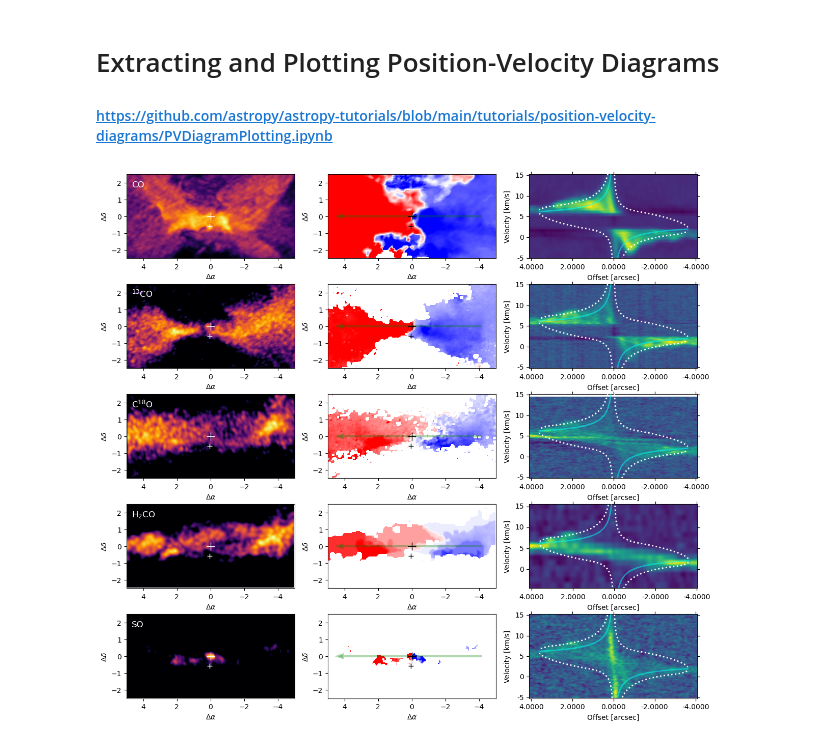
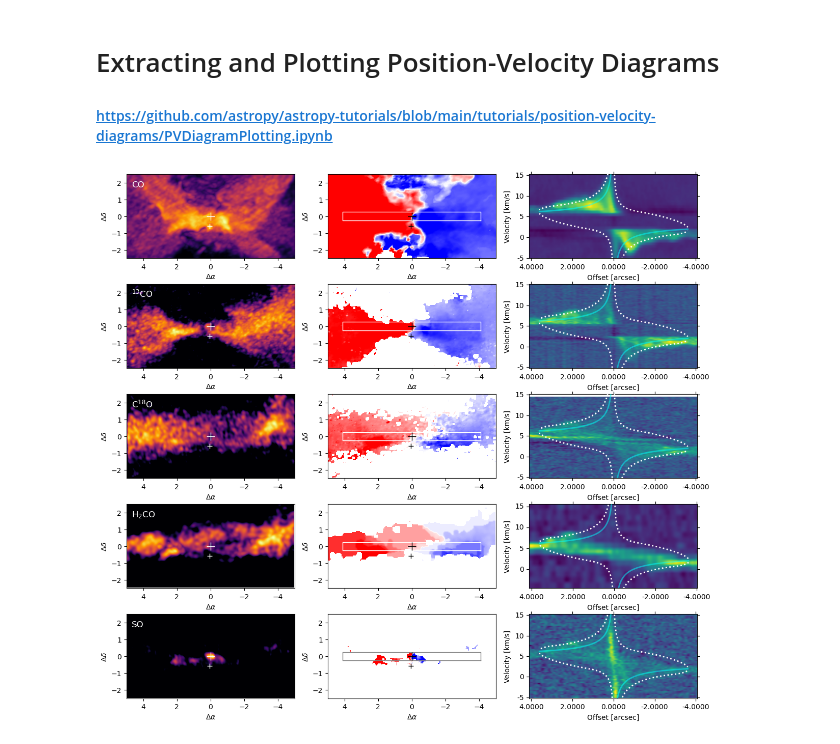
Before and after one commit to interstellarmedium/OphIRS43, a Jupyter notebook: moments_pv.ipynb, the cells around one changed output. Saved outputs shown, nothing was run; the diff lists cells and outputs as text; code cells hidden in the pictures.

```diff
--- a/moments_pv.ipynb
+++ b/moments_pv.ipynb
@@ -145,7 +145,16 @@ for i in range(5):
     # 2nd column for moment1 map
     ax1 = fig.add_subplot(gs[i, 1])
     mom1 = ax1.imshow(masked_moment1.value, origin='lower', vmin=0.0, vmax=6.0, extent=extent, cmap='bwr', interpolation='bicubic')
-    ax1.arrow(path_dra[0], path_ddec[0], path_dra[1]-path_dra[0], path_ddec[1]-path_ddec[0], head_width=0.2, color='green', lw=3, alpha=0.3)
+    #ax1.arrow(path_dra[0], path_ddec[0], path_dra[1]-path_dra[0], path_ddec[1]-path_ddec[0], head_width=0.2, color='green', lw=3, alpha=0.3)
+    pv_box_x = [path_dra[0], path_dra[0], path_dra[1], path_dra[1], path_dra[0]]
+    y0 = path_ddec[0]
+    dy = width / 2
+    pv_box_y = [y0-dy, y0+dy, y0+dy, y0-dy, y0-dy]
+    if obs['line'][i] == 'so':
+        col = 'gray'
+    else:
+        col = 'white'
+    ax1.plot(pv_box_x, pv_box_y, color=col, lw=1, alpha=1)
 
     for ax in [ax0, ax1]:
         if large_scale:
@@ -197,33 +206,33 @@ for i in range(5):
     #ax2.grid()
 
     # pure Keplerian
     Vsys = 4.1
     dist = 137.3
     R, VKep = Kepler(2.5, 1, 500)
     xpix, ypix = cutout.wcs.world_to_pixel_values(R/dist/3600, (Vsys+VKep)*1000)
     ax2.plot(xpix, ypix, color='cyan', ls='-', lw=2, alpha=0.5)
     xpix, ypix = cutout.wcs.world_to_pixel_values(-R/dist/3600, (Vsys-VKep)*1000)
     ax2.plot(xpix, ypix, color='cyan', ls='-', lw=2, alpha=0.5)
 
     # Cesaroni infall + rotation fit
     R, Vbound_min, Vbound_max = bound_velocities(2.5, 1, 500)
     xpix, ypix = cutout.wcs.world_to_pixel_values(R/dist/3600, (Vsys+Vbound_min)*1000)
     ax2.plot(xpix, ypix, color='white', ls=':', lw=2, alpha=1)
     xpix, ypix = cutout.wcs.world_to_pixel_values(R/dist/3600, (Vsys+Vbound_max)*1000)
     ax2.plot(xpix, ypix, color='white', ls=':', lw=2, alpha=1)
     xpix, ypix = cutout.wcs.world_to_pixel_values(-R/dist/3600, (Vsys-Vbound_max)*1000)
     ax2.plot(xpix, ypix, color='white', ls=':', lw=2, alpha=1)
     xpix, ypix = cutout.wcs.world_to_pixel_values(-R/dist/3600, (Vsys-Vbound_min)*1000)
     ax2.plot(xpix, ypix, color='white', ls=':', lw=2, alpha=1)
 
     ax2.coords[0].set_format_unit(u.arcsec)
     #ax2.coords[0].set_major_formatter('%5.2f')
     ax2.coords[1].set_format_unit(u.km/u.s)
     ax2.set_ylabel("Velocity [km/s]")
     ax2.set_xlabel("Offset [arcsec]")
 
 gs.tight_layout(fig)
 # %% [output]
-[figure, old version]
+[figure, new version]
 # %%
 fig.savefig('moments_pv.pdf')
```
Also changed, not shown: 1 other file.
